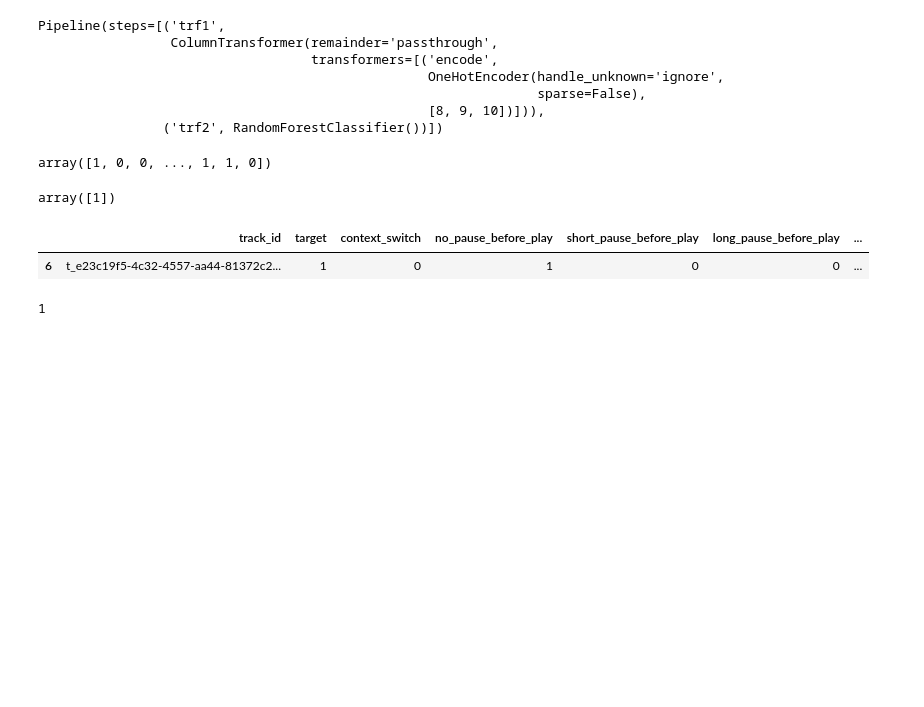
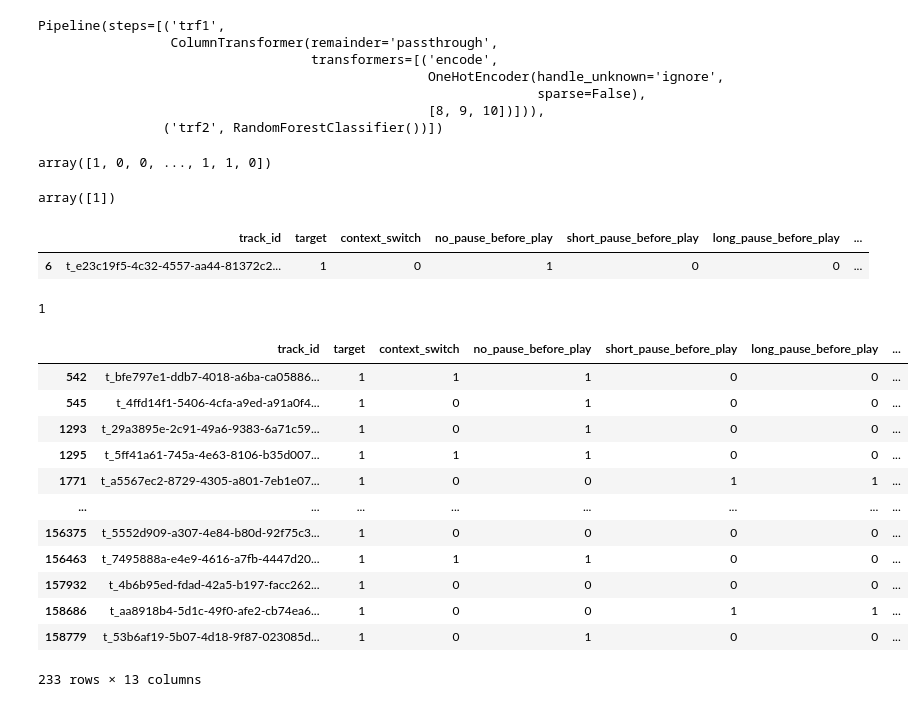
Before and after one commit to AbiirBarounii/Spotify-Skip-Prediction, a Jupyter notebook: notebooks/unit_testing.ipynb, the cells around one changed output. Saved outputs shown, nothing was run; the diff lists cells and outputs as text; code cells hidden in the pictures; blank space fills up the shorter version.

```diff
--- a/notebooks/unit_testing.ipynb
+++ b/notebooks/unit_testing.ipynb
@@ -28,7 +30,7 @@ array([0])
 # %% [markdown]
 ### Loading a test data
 # %%
-df_logs_mod_final = pd.read_csv('model.csv')
+df_logs_mod_final = pd.read_csv('../data/model.csv')
 # %%
 df_logs_mod_final.shape
 # %% [output]
@@ -132,3 +134,19 @@ arr = [1]
 arr[0] == 1
 # %% [output]
 1
+# %%
+df_logs_mod_final[(df_logs_mod_final['target'] == 1) & (df_logs_mod_final['hist_user_behavior_reason_end'] =='trackdone')]
+# %% [output]
+|  | track_id | target | context_switch | no_pause_before_play | short_pause_before_play | long_pause_before_play | ... |
+| 542 | t_bfe797e1-ddb7-4018-a6ba-ca05886... | 1 | 1 | 1 | 0 | 0 | ... |
+| 545 | t_4ffd14f1-5406-4cfa-a9ed-a91a0f4... | 1 | 0 | 1 | 0 | 0 | ... |
+| 1293 | t_29a3895e-2c91-49a6-9383-6a71c59... | 1 | 0 | 1 | 0 | 0 | ... |
+| 1295 | t_5ff41a61-745a-4e63-8106-b35d007... | 1 | 1 | 1 | 0 | 0 | ... |
+| 1771 | t_a5567ec2-8729-4305-a801-7eb1e07... | 1 | 0 | 0 | 1 | 1 | ... |
+| ... | ... | ... | ... | ... | ... | ... | ... |
+| 156375 | t_5552d909-a307-4e84-b80d-92f75c3... | 1 | 0 | 0 | 0 | 0 | ... |
+| 156463 | t_7495888a-e4e9-4616-a7fb-4447d20... | 1 | 1 | 1 | 0 | 0 | ... |
+| 157932 | t_4b6b95ed-fdad-42a5-b197-facc262... | 1 | 0 | 0 | 0 | 0 | ... |
+| 158686 | t_aa8918b4-5d1c-49f0-afe2-cb74ea6... | 1 | 0 | 0 | 1 | 1 | ... |
+| 158779 | t_53b6af19-5b07-4d18-9f87-023085d... | 1 | 0 | 1 | 0 | 0 | ... |
+233 rows × 13 columns
```
Also changed, not shown: parts of 3 cells of this notebook.
